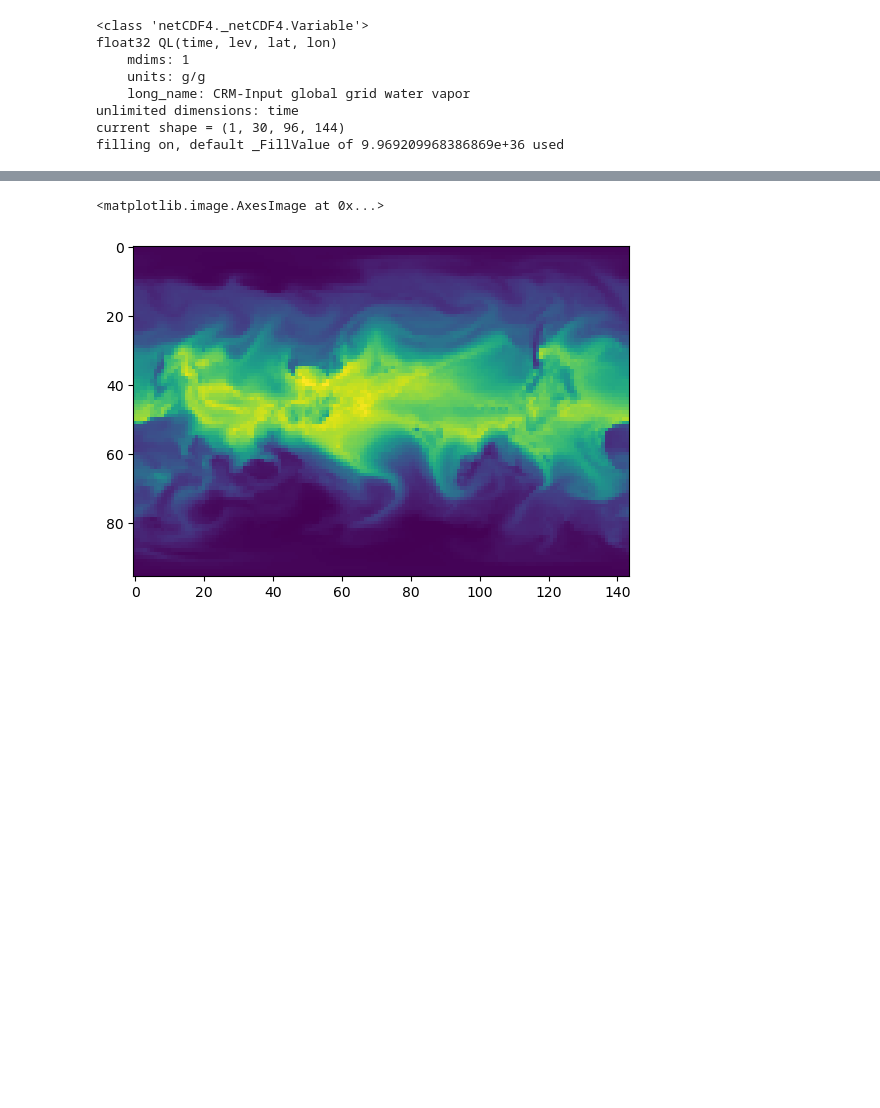
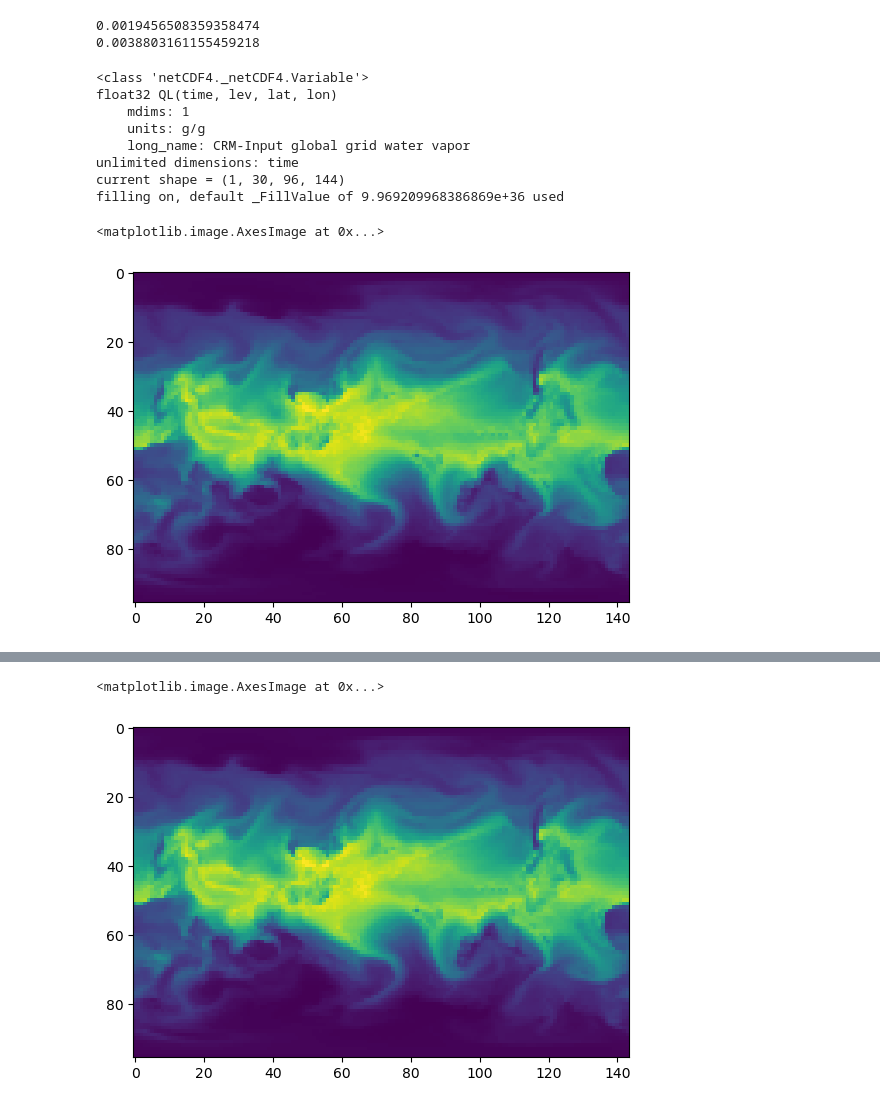
Before and after one commit to chenj209/clima_analysis, a Jupyter notebook: new_analysis/viz_crash.ipynb, the cells around one changed output, grey strips where cells are left out. Cells and saved outputs as stored; diff of their text form; code cells hidden in the pictures; blank space fills up the shorter version.

Commit message:
done visualizing

```diff
--- a/new_analysis/viz_crash.ipynb
+++ b/new_analysis/viz_crash.ipynb
@@ -5,3 +13,11 @@ import matplotlib.pyplot as plt
+# %%
+data_means = np.load("/Users/jianda/Projects/nncam_training/consts/all_means.npz")
+data_stds = np.load("/Users/jianda/Projects/nncam_training/consts/all_stds.npz")
+print(data_means["QL"])
+print(data_stds["QL"])
+# %% [output]
+0.0019456508359358474
+0.0038803161155459218
 # %%
 sample_data = nc.Dataset("/Users/jianda/Projects/experience_replay_data/noer1117/replay_buffer_spinup5_seed1117_sample2_noprevQT_mix1.0_std_rbs0/nc_files/conv_mem_share3.cam.h0.1998-01-01-01800.nc")
 # %%
@@ -15,3 +31,8 @@ float32 QL(time, lev, lat, lon)
 unlimited dimensions: time
 current shape = (1, 30, 96, 144)
 filling on, default _FillValue of 9.969209968386869e+36 used
+# %%
+plt.imshow(sample_data.variables["Q"][0,28,:,:])
+# %% [output]
+<matplotlib.image.AxesImage at 0x...>
+[figure, added]
```
Also changed, not shown: parts of 51 cells of this notebook, 2 other files.
